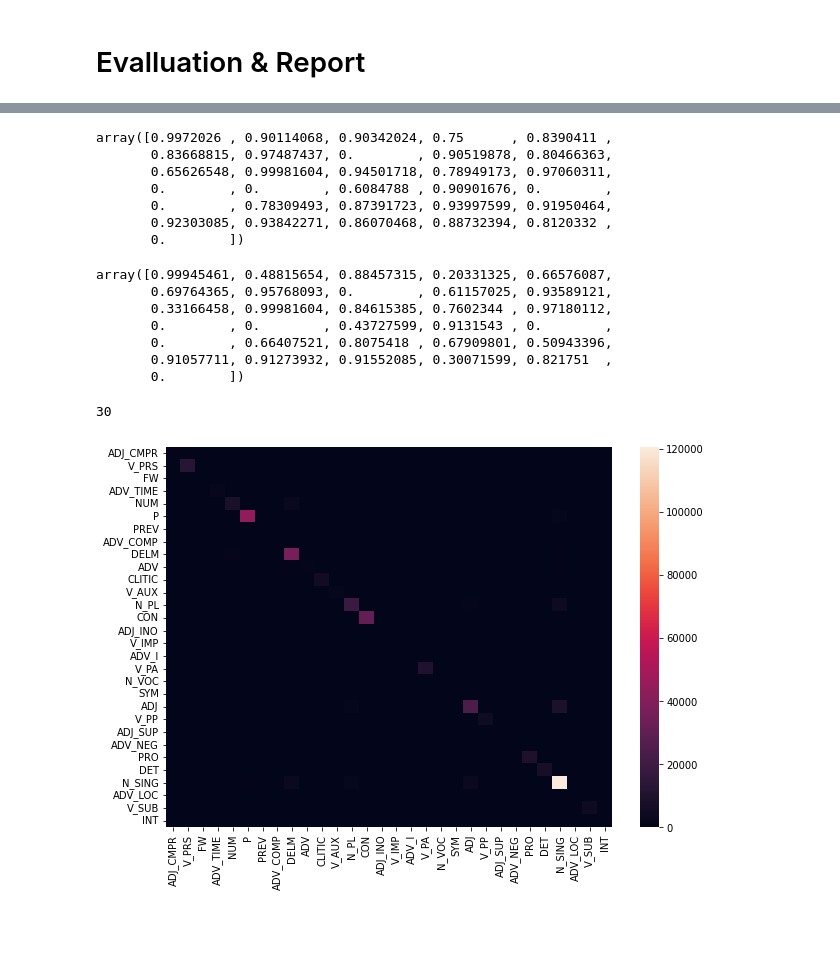
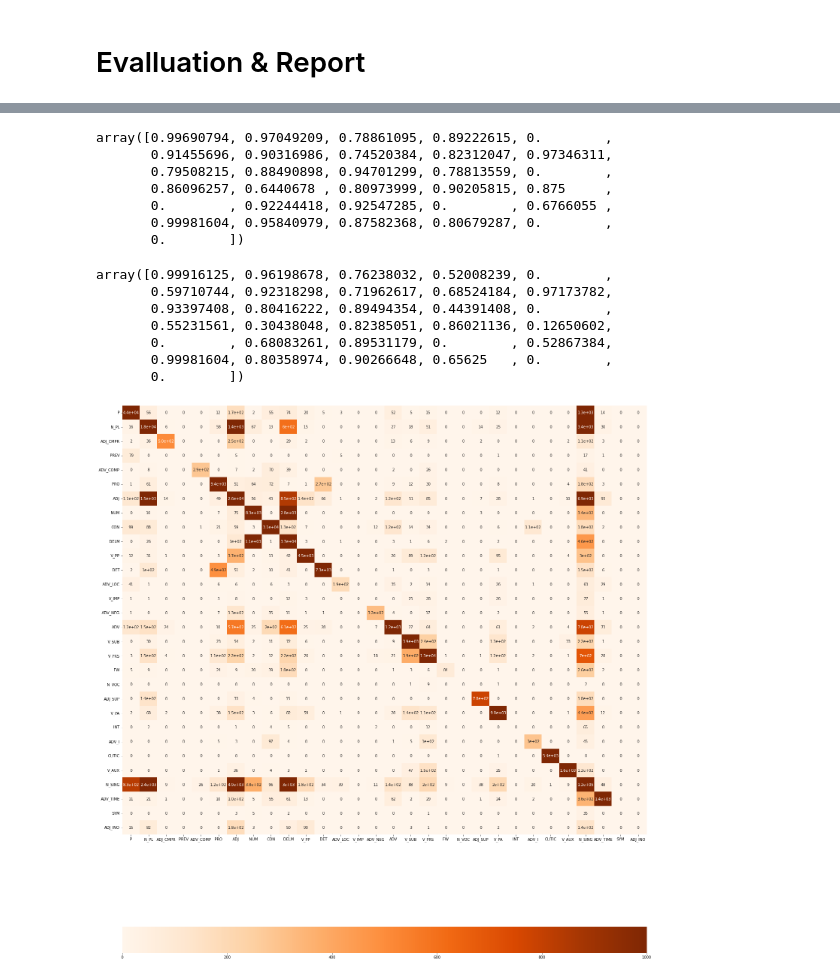
Before and after one commit to AUT-Student/NLP-HW2, a Jupyter notebook: NLP_HW2_Q2.ipynb, the cells around one changed output, grey strips where cells are left out. Cells and saved outputs as stored; diff of their text form; code cells hidden in the pictures; blank space fills up the shorter version.

```diff
--- a/NLP_HW2_Q2.ipynb
+++ b/NLP_HW2_Q2.ipynb
@@ -224,5 +222,5 @@ es_callback = EarlyStopping(monitor="val_loss", restore_best_weights=True, patie
 # %% [markdown]
 # Training
 # %%
-model.fit(x=train_X, y=train_y, epochs=1, validation_data=(valid_X, valid_y), callbacks=[es_callback])
+model.fit(x=train_X, y=train_y, epochs=10, validation_data=(valid_X, valid_y), callbacks=[es_callback])
 # %% [output]
@@ -288,24 +286,20 @@ precision, recall, fscore, support = precision_recall_fscore_support(test_y.flat
 # %%
 precision
 # %% [output]
-array([0.9972026 , 0.90114068, 0.90342024, 0.75      , 0.8390411 ,
-       0.83668815, 0.97487437, 0.        , 0.90519878, 0.80466363,
-       0.65626548, 0.99981604, 0.94501718, 0.78949173, 0.97060311,
-       0.        , 0.        , 0.6084788 , 0.90901676, 0.        ,
-       0.        , 0.78309493, 0.87391723, 0.93997599, 0.91950464,
-       0.92303085, 0.93842271, 0.86070468, 0.88732394, 0.8120332 ,
+array([0.99690794, 0.97049209, 0.78861095, 0.89222615, 0.        ,
+       0.91455696, 0.90316986, 0.74520384, 0.82312047, 0.97346311,
+       0.79508215, 0.88490898, 0.94701299, 0.78813559, 0.        ,
+       0.86096257, 0.6440678 , 0.80973999, 0.90205815, 0.875     ,
+       0.        , 0.92244418, 0.92547285, 0.        , 0.6766055 ,
+       0.99981604, 0.95840979, 0.87582368, 0.80679287, 0.        ,
        0.        ])
 # %%
 recall
 # %% [output]
-array([0.99945461, 0.48815654, 0.88457315, 0.20331325, 0.66576087,
-       0.69764365, 0.95768093, 0.        , 0.61157025, 0.93589121,
-       0.33166458, 0.99981604, 0.84615385, 0.7602344 , 0.97180112,
-       0.        , 0.        , 0.43727599, 0.9131543 , 0.        ,
-       0.        , 0.66407521, 0.8075418 , 0.67909801, 0.50943396,
-       0.91057711, 0.91273932, 0.91552085, 0.30071599, 0.821751  ,
+array([0.99916125, 0.96198678, 0.76238032, 0.52008239, 0.        ,
+       0.59710744, 0.92318298, 0.71962617, 0.68524184, 0.97173782,
+       0.93397408, 0.80416222, 0.89494354, 0.44391408, 0.        ,
+       0.55231561, 0.30438048, 0.82385051, 0.86021136, 0.12650602,
+       0.        , 0.68083261, 0.89531179, 0.        , 0.52867384,
+       0.99981604, 0.80358974, 0.90266648, 0.65625   , 0.        ,
        0.        ])
-# %%
-len(all_tag)
-# %% [output]
-30
@@ -323,9 +310,9 @@ confusion = confusion[1: , 1:]
 # %%
 df_cm = pd.DataFrame(confusion, index = [i for i in all_tag],
                      columns = [i for i in all_tag])
 
-plt.figure(figsize = (10,7))
-sn.heatmap(df_cm, annot=False)
+plt.figure(figsize = (25,30))
+sn.heatmap(df_cm, annot=True, cbar_kws={"orientation": "horizontal"}, vmax=1000, cmap="Oranges")
 plt.show()
 # %% [output]
-[figure, old version]
+[figure, new version]
```
Also changed, not shown: parts of 11 cells of this notebook.
